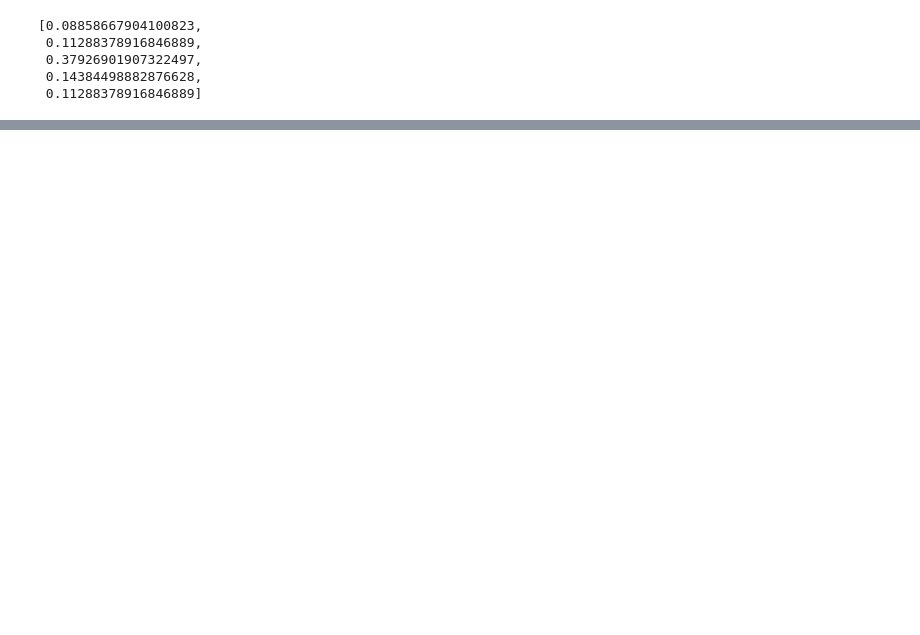
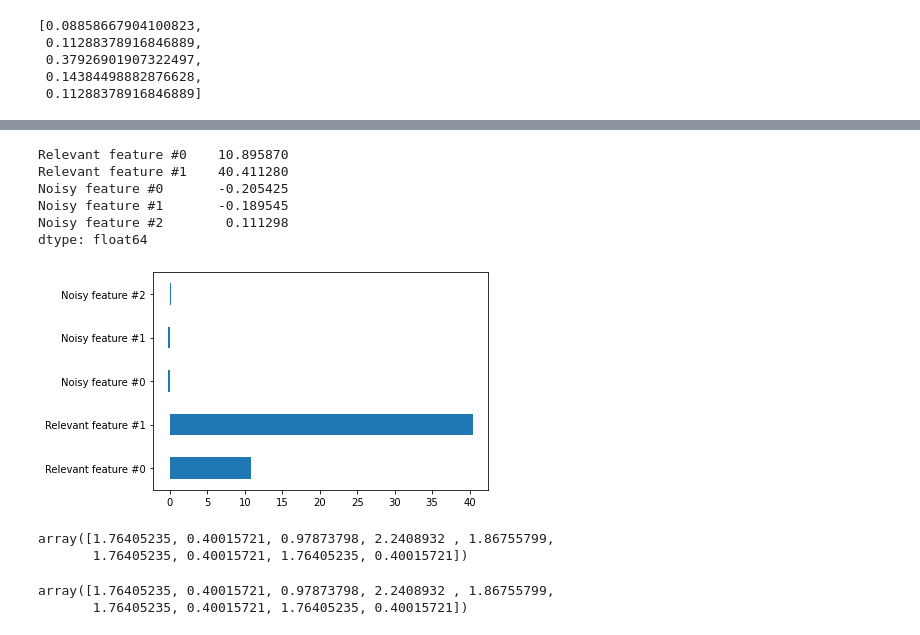
Before and after one commit to yangoos57/dataStudy, a Jupyter notebook: ML/[inria] scikit-learn course/M04_03 Regularization of linear regression model .ipynb, the cells around one changed output, grey strips where cells are left out. Cells and saved outputs as stored; diff of their text form; code cells hidden in the pictures; blank space fills up the shorter version.

```diff
--- a/ML/[inria] scikit-learn course/M04_03 Regularization of linear regression model .ipynb
+++ b/ML/[inria] scikit-learn course/M04_03 Regularization of linear regression model .ipynb
@@ -192,0 +222,44 @@ best_alphas
+# %%
+from sklearn.linear_model import LinearRegression
+from sklearn.model_selection import cross_validate
+from sklearn.pipeline import make_pipeline
+
+model = LinearRegression()
+model.fit(data,target)
+
+model.coef_
+
+feature_names = [
+    "Relevant feature #0",
+    "Relevant feature #1",
+    "Noisy feature #0",
+    "Noisy feature #1",
+    "Noisy feature #2",
+]
+coef = pd.Series(model.coef_, index=feature_names)
+coef.plot.barh()
+coef
+# %% [output]
+Relevant feature #0    10.895870
+Relevant feature #1    40.411280
+Noisy feature #0       -0.205425
+Noisy feature #1       -0.189545
+Noisy feature #2        0.111298
+dtype: float64
+[figure, added]
+# %%
+data_modify = map(lambda x : np.append(x,[1.76405235, 0.40015721,1.76405235, 0.40015721]), data)
+data_modify = np.array(list(data_modify))
+data_modify[0]
+# %% [output]
+array([1.76405235, 0.40015721, 0.97873798, 2.2408932 , 1.86755799,
+       1.76405235, 0.40015721, 1.76405235, 0.40015721])
+# %%
+data_modi = np.concatenate([data, data[:, [0,1]], data[:,[0,1]]],axis=1)
+data_modi[0]
+
+data_modi_2 = np.concatenate([data, data[:, [0, 1]], data[:, [0, 1]]], axis=1)
+data_modi_2[0]
+# %% [output]
+array([1.76405235, 0.40015721, 0.97873798, 2.2408932 , 1.86755799,
+       1.76405235, 0.40015721, 1.76405235, 0.40015721])
```
Also changed, not shown: parts of 10 cells of this notebook, 2 other files.
